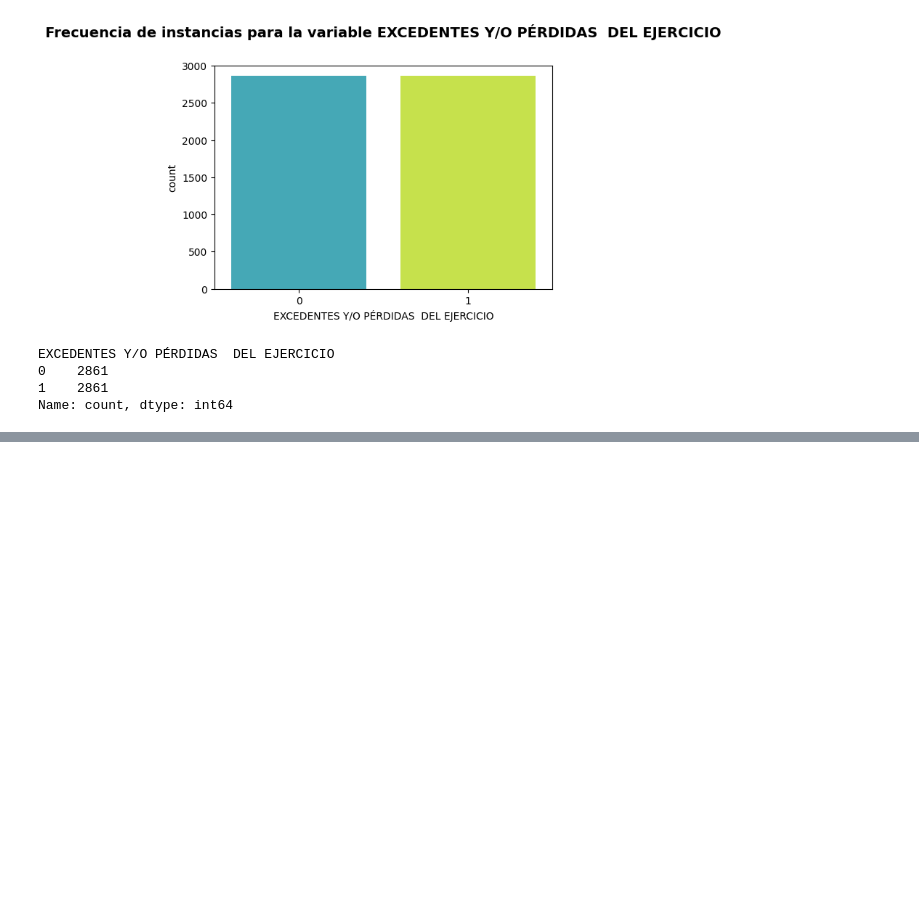
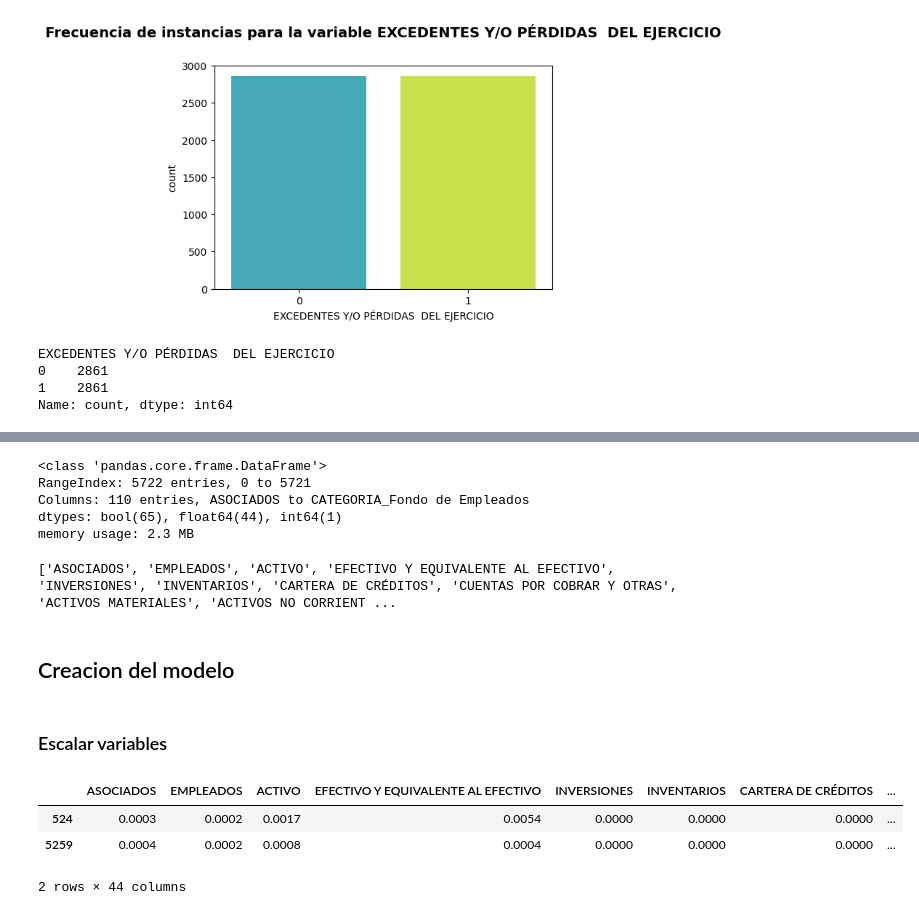
Before and after one commit to mannyctg/Machine-Learning-1, a Jupyter notebook: cleaned_data_F.ipynb, the cells around one changed output, grey strips where cells are left out. Saved outputs shown, nothing was run; the diff lists cells and outputs as text; code cells hidden in the pictures; blank space fills up the shorter version.

```diff
--- a/cleaned_data_F.ipynb
+++ b/cleaned_data_F.ipynb
@@ -473,2 +456,29 @@ df = df.drop(columns=['EXCEDENTES Y PERDIDAS DEL EJERCICIO'], axis=1)
 # %%
-df.to_csv('df.csv', index=False)
+# Aplicación de la función de usuario Dummies: one-hot encoding
+
+df_f = pd.get_dummies(df, drop_first=True) #.astype(int)
+
+df_f.info()
+# %% [output]
+<class 'pandas.core.frame.DataFrame'>
+RangeIndex: 5722 entries, 0 to 5721
+Columns: 110 entries, ASOCIADOS to CATEGORIA_Fondo de Empleados
+dtypes: bool(65), float64(44), int64(1)
+memory usage: 2.3 MB
+# %%
+# Se establecen las variables numéricas a escalar
+
+# Num_vars se le asigna la lista con las variables numericas para posteriormente escalarlas
+num_vars = df_f.select_dtypes(include=['float64', 'int32', 'int64']).columns.to_list()
+
+num_vars.remove('EXCEDENTES Y/O PÉRDIDAS  DEL EJERCICIO')
+
+print(num_vars)
+# %% [output]
+['ASOCIADOS', 'EMPLEADOS', 'ACTIVO', 'EFECTIVO Y EQUIVALENTE AL EFECTIVO', 'INVERSIONES', 'INVENTARIOS', 'CARTERA DE CRÉDITOS', 'CUENTAS POR COBRAR Y OTRAS', 'ACTIVOS MATERIALES', 'ACTIVOS NO CORRIENT ...
+# %% [markdown]
+## Creacion del modelo
+# %%
+# Se establece las variables de entrada 'X' y la variable de salida 'y'
+X = df_f.drop(columns = 'EXCEDENTES Y/O PÉRDIDAS  DEL EJERCICIO')
+y = df_f['EXCEDENTES Y/O PÉRDIDAS  DEL EJERCICIO']
@@ -474,0 +495,20 @@ df.to_csv('df.csv', index=False)
+# %% [markdown]
+### Escalar variables
+# %%
+# Escalar Variables númericas
+
+pd.set_option('display.float_format', lambda x: '%.4f' % x)
+
+# Se crea un objeto MinMaxScaler
+scaler = MinMaxScaler()
+
+# Se escalan los valores del dataset entrenamiento y prueba de las columnas numéricas
+X_train[num_vars] = scaler.fit_transform(X_train[num_vars])
+X_test[num_vars] = scaler.transform(X_test[num_vars])
+
+X_train[num_vars].head(2)
+# %% [output]
+|  | ASOCIADOS | EMPLEADOS | ACTIVO | EFECTIVO Y EQUIVALENTE AL EFECTIVO | INVERSIONES | INVENTARIOS | CARTERA DE CRÉDITOS | ... |
+| 524 | 0.0003 | 0.0002 | 0.0017 | 0.0054 | 0.0000 | 0.0000 | 0.0000 | ... |
+| 5259 | 0.0004 | 0.0002 | 0.0008 | 0.0004 | 0.0000 | 0.0000 | 0.0000 | ... |
+2 rows × 44 columns
```
Also changed, not shown: parts of 11 cells of this notebook.
